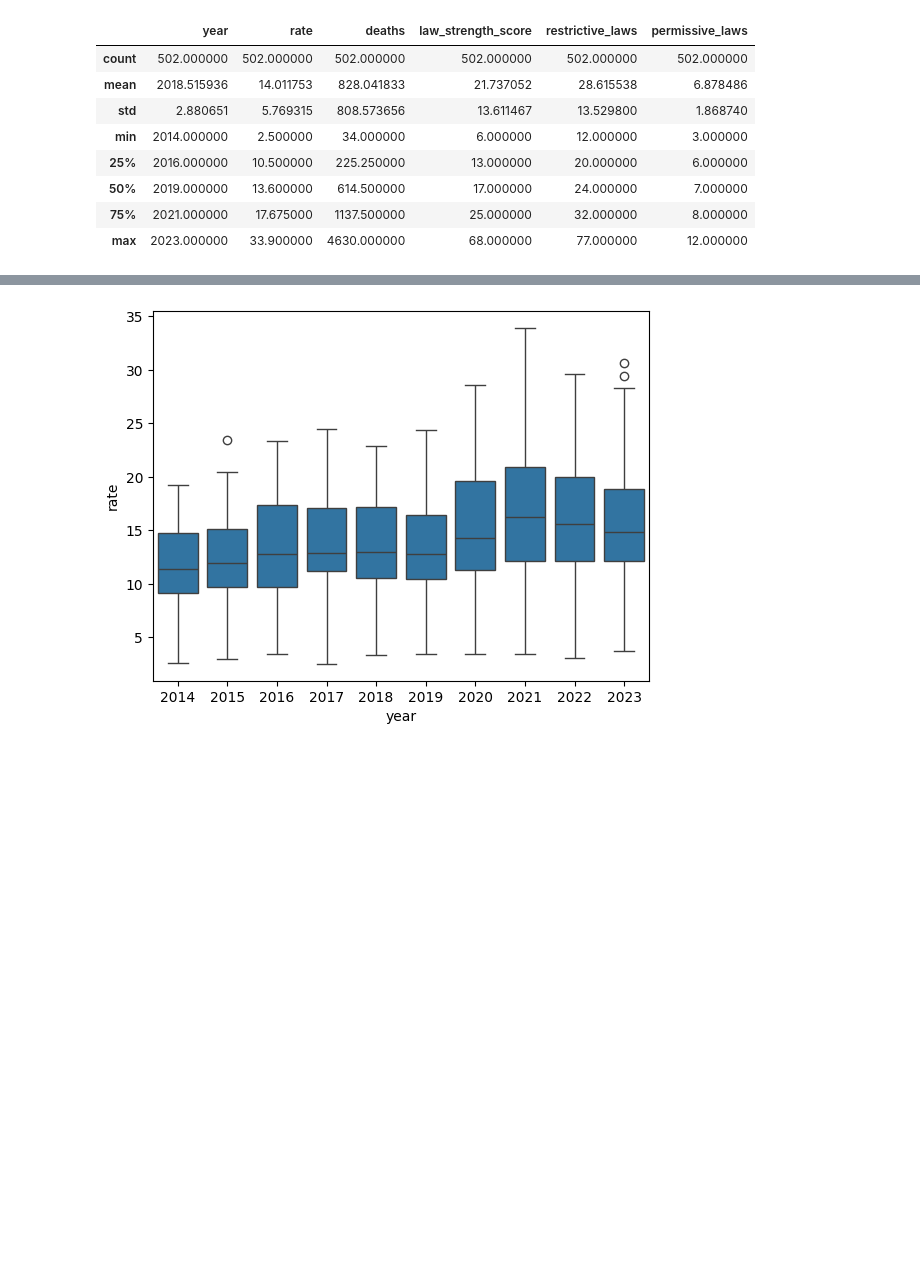
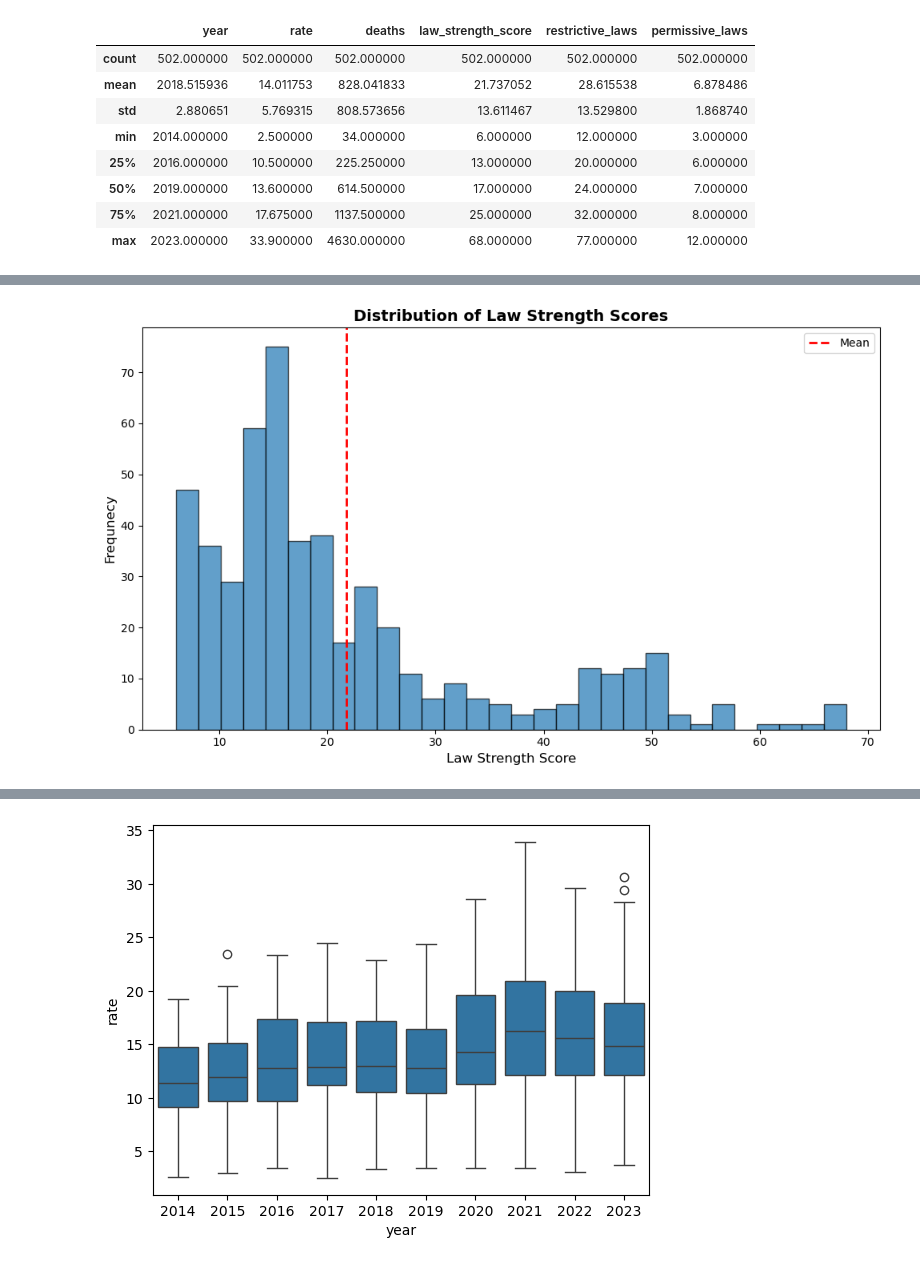
Before and after one commit to chloeob74/gun_policy_analysis, a Jupyter notebook: notebooks/eda.ipynb, the cells around one changed output, grey strips where cells are left out. Drawn from its saved outputs; the diff is of its cells as text; code cells hidden in the pictures; blank space fills up the shorter version.

```diff
--- a/notebooks/eda.ipynb
+++ b/notebooks/eda.ipynb
@@ -88,0 +95,15 @@ ax5
+# %%
+# histogram of law strength score
+fig, ax = plt.subplots(figsize = (10, 6))
+
+ax.hist(df['law_strength_score'].dropna(), bins = 30, edgecolor = 'black', alpha = 0.7)
+ax.axvline(df['law_strength_score'].mean(), color = 'r', linestyle = 'dashed', linewidth = 2,
+           label = 'Mean')
+ax.set_xlabel('Law Strength Score', fontsize = 12)
+ax.set_ylabel('Frequnecy', fontsize = 12)
+ax.set_title('Distribution of Law Strength Scores', fontsize = 14, fontweight = 'bold')
+ax.legend()
+plt.tight_layout()
+plt.show()
+# %% [output]
+[figure, added]
```
Also changed, not shown: parts of 40 cells of this notebook.
